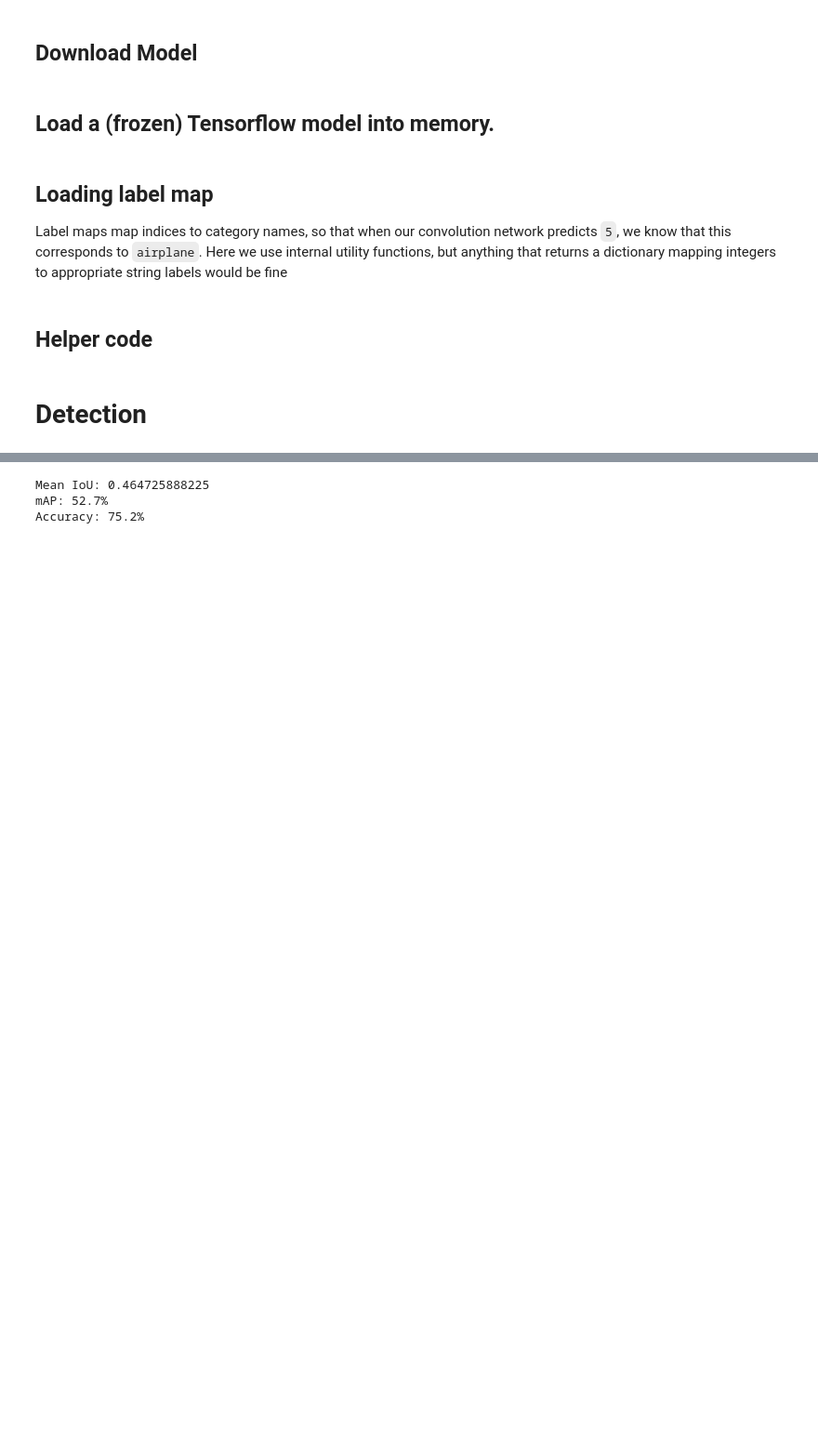
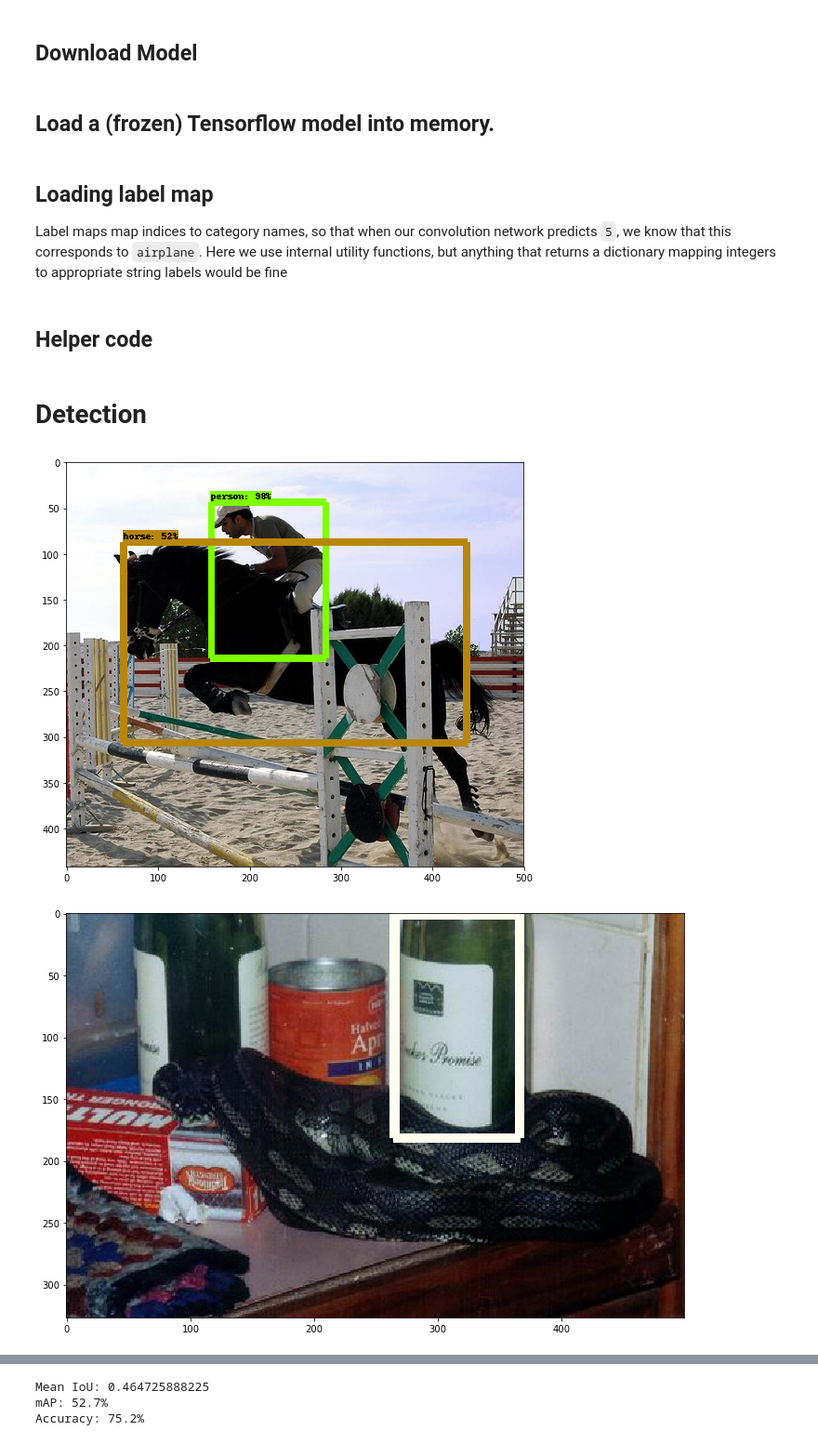
Before and after one commit to imbd/DeepLearningCourse, a Jupyter notebook: hw4.ipynb, the cells around one changed output, grey strips where cells are left out. Shown at 93% size. Cells and saved outputs as stored; diff of their text form; code cells hidden in the pictures; blank space fills up the shorter version.

Commit message:
Add visualization

```diff
--- a/hw4.ipynb
+++ b/hw4.ipynb
@@ -84,6 +84,38 @@ PATH_TO_HELP_DIR = 'VOCdevkit/VOC2012/ImageSets/Main/'
 with open(PATH_TO_HELP_DIR + 'train.txt') as f:
     train_names = f.read().splitlines()
 train_names = train_names[:TRAIN_NUM]
-TEST_IMAGE_PATHS = [ os.path.join(PATH_TO_TEST_IMAGES_DIR, train_names[i] + '.jpg') for i in range(len(train_names)) ]
+TEST_IMAGE_PATH = [ os.path.join(PATH_TO_TEST_IMAGES_DIR, train_names[i] + '.jpg') for i in range(len(train_names)) ]
 
 IMAGE_SIZE = (12, 8)
+# %%
+with detection_graph.as_default():
+    with tf.Session(graph=detection_graph) as sess:
+        image_tensor = detection_graph.get_tensor_by_name('image_tensor:0')
+        detection_boxes = detection_graph.get_tensor_by_name('detection_boxes:0')
+        detection_scores = detection_graph.get_tensor_by_name('detection_scores:0')
+        detection_classes = detection_graph.get_tensor_by_name('detection_classes:0')
+        num_detections = detection_graph.get_tensor_by_name('num_detections:0')
+        ind = 0
+        for image_path in TEST_IMAGE_PATH:
+            ind += 1
+            if ind > 3:
+                break
+            image = Image.open(image_path)
+            image_np = load_image_into_numpy_array(image)
+            image_np_expanded = np.expand_dims(image_np, axis=0)
+            (boxes, scores, classes, num) = sess.run(
+              [detection_boxes, detection_scores, detection_classes, num_detections],
+              feed_dict={image_tensor: image_np_expanded})
+            vis_util.visualize_boxes_and_labels_on_image_array(
+                image_np,
+                np.squeeze(boxes),
+                np.squeeze(classes).astype(np.int32),
+                    np.squeeze(scores),
+                    category_index,
+                    use_normalized_coordinates=True,
+                    line_thickness=8)
+            plt.figure(figsize=IMAGE_SIZE)
+            plt.imshow(image_np)
+# %% [output]
+[figure, added]
+[figure, added]
```
Also changed, not shown: parts of 2 cells of this notebook.
